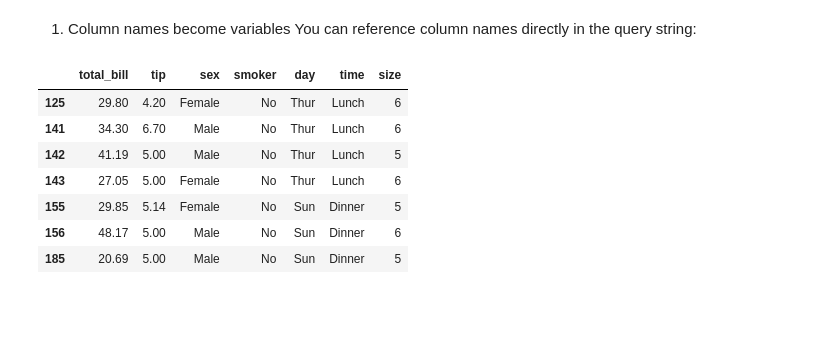
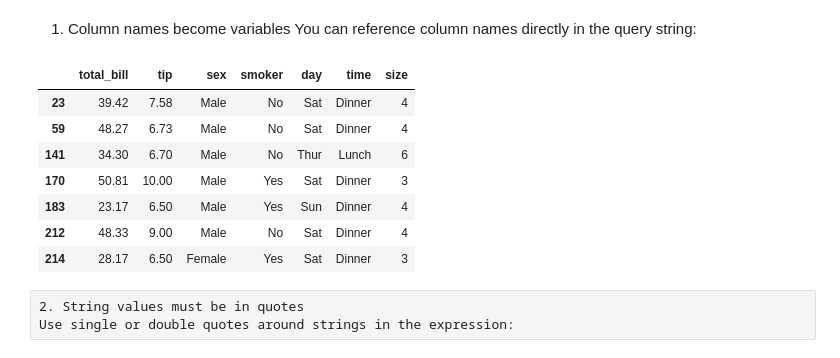
Before and after one commit to prateekyado/pandas-practice, a Jupyter notebook: NoteBook/04_data_selection_filtering.ipynb, the cells around one changed output. Saved outputs shown, nothing was run; the diff lists cells and outputs as text; code cells hidden in the pictures; blank space fills up the shorter version.

```diff
--- a/NoteBook/04_data_selection_filtering.ipynb
+++ b/NoteBook/04_data_selection_filtering.ipynb
@@ -157,13 +157,13 @@ Here are the main rules and tips for using .query() in pandas:
 1. Column names become variables
 You can reference column names directly in the query string:
 # %%
-df.query("tip > 4 and size > 4")
+df.query("tip > 6")
 # %% [output]
 |  | total_bill | tip | sex | smoker | day | time | size |
-| 125 | 29.80 | 4.20 | Female | No | Thur | Lunch | 6 |
+| 23 | 39.42 | 7.58 | Male | No | Sat | Dinner | 4 |
+| 59 | 48.27 | 6.73 | Male | No | Sat | Dinner | 4 |
 | 141 | 34.30 | 6.70 | Male | No | Thur | Lunch | 6 |
-| 142 | 41.19 | 5.00 | Male | No | Thur | Lunch | 5 |
-| 143 | 27.05 | 5.00 | Female | No | Thur | Lunch | 6 |
-| 155 | 29.85 | 5.14 | Female | No | Sun | Dinner | 5 |
-| 156 | 48.17 | 5.00 | Male | No | Sun | Dinner | 6 |
-| 185 | 20.69 | 5.00 | Male | No | Sun | Dinner | 5 |
+| 170 | 50.81 | 10.00 | Male | Yes | Sat | Dinner | 3 |
+| 183 | 23.17 | 6.50 | Male | Yes | Sun | Dinner | 4 |
+| 212 | 48.33 | 9.00 | Male | No | Sat | Dinner | 4 |
+| 214 | 28.17 | 6.50 | Female | Yes | Sat | Dinner | 3 |
@@ -178,0 +170,3 @@ df.query('city == "Mumbai"')
+# %% [raw]
+2. String values must be in quotes
+Use single or double quotes around strings in the expression:
```
Also changed, not shown: parts of 17 cells of this notebook, 15 other files.
